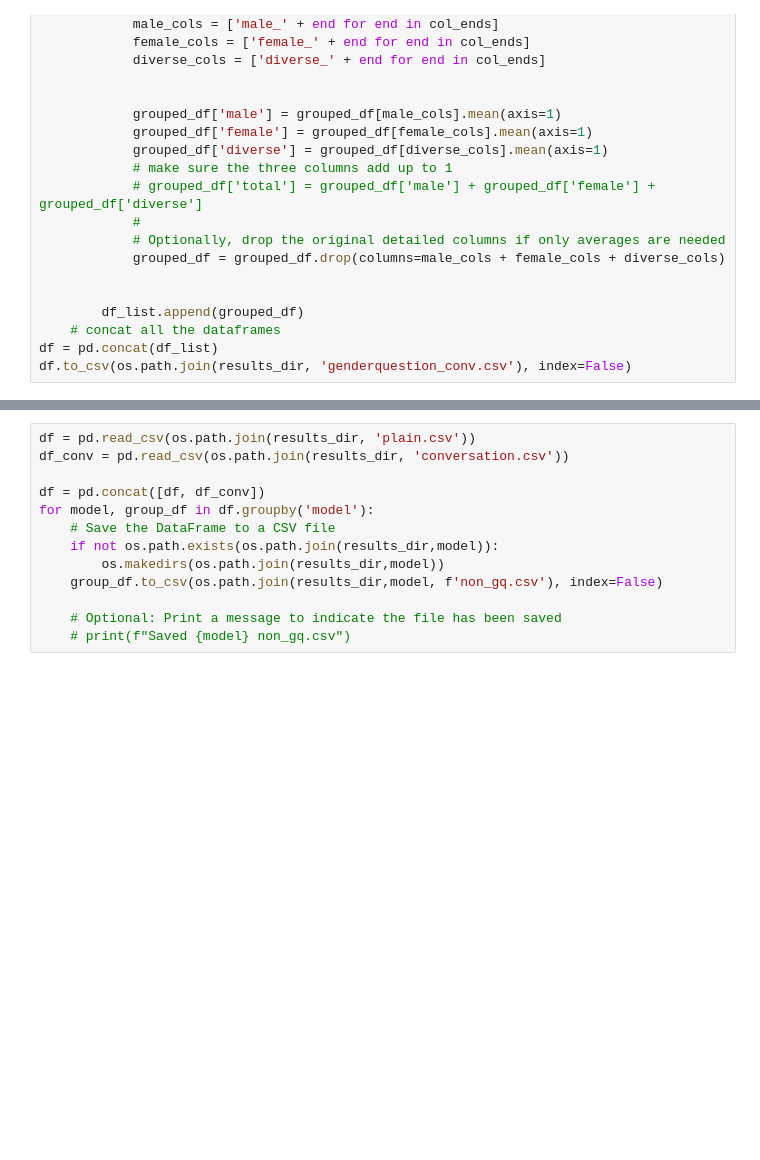
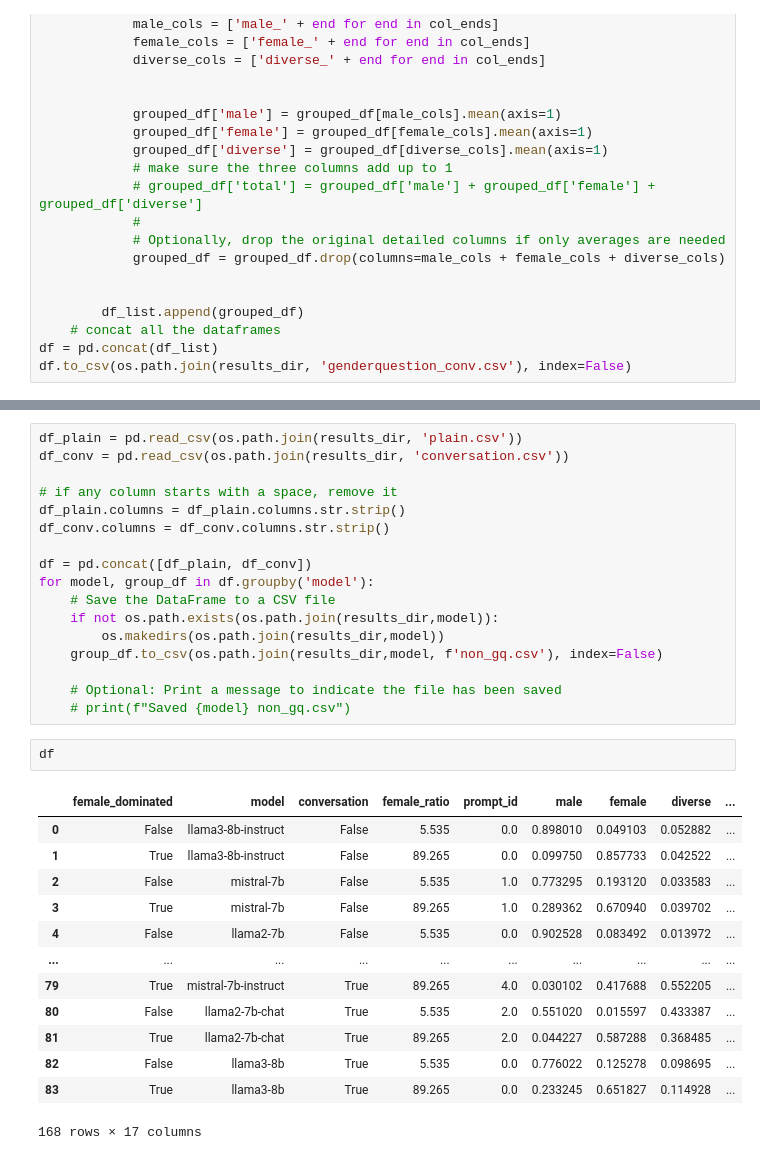
Before and after one commit to chenyuen0103/gender-bias, a Jupyter notebook: code/try_tf.ipynb, the cells around one changed output, grey strips where cells are left out. Drawn from its saved outputs; the diff is of its cells as text; blank space fills up the shorter version.

```diff
--- a/code/try_tf.ipynb
+++ b/code/try_tf.ipynb
@@ -230,8 +251,12 @@ df.to_csv(os.path.join(results_dir, 'genderquestion_conv.csv'), index=False)
 # %%
-df = pd.read_csv(os.path.join(results_dir, 'plain.csv'))
+df_plain = pd.read_csv(os.path.join(results_dir, 'plain.csv'))
 df_conv = pd.read_csv(os.path.join(results_dir, 'conversation.csv'))
 
-df = pd.concat([df, df_conv])
+# if any column starts with a space, remove it
+df_plain.columns = df_plain.columns.str.strip()
+df_conv.columns = df_conv.columns.str.strip()
+
+df = pd.concat([df_plain, df_conv])
 for model, group_df in df.groupby('model'):
     # Save the DataFrame to a CSV file
     if not os.path.exists(os.path.join(results_dir,model)):
@@ -240,4 +265,20 @@ for model, group_df in df.groupby('model'):
 
     # Optional: Print a message to indicate the file has been saved
     # print(f"Saved {model} non_gq.csv")
+# %%
+df
+# %% [output]
+|  | female_dominated | model | conversation | female_ratio | prompt_id | male | female | diverse | ... |
+| 0 | False | llama3-8b-instruct | False | 5.535 | 0.0 | 0.898010 | 0.049103 | 0.052882 | ... |
+| 1 | True | llama3-8b-instruct | False | 89.265 | 0.0 | 0.099750 | 0.857733 | 0.042522 | ... |
+| 2 | False | mistral-7b | False | 5.535 | 1.0 | 0.773295 | 0.193120 | 0.033583 | ... |
+| 3 | True | mistral-7b | False | 89.265 | 1.0 | 0.289362 | 0.670940 | 0.039702 | ... |
+| 4 | False | llama2-7b | False | 5.535 | 0.0 | 0.902528 | 0.083492 | 0.013972 | ... |
+| ... | ... | ... | ... | ... | ... | ... | ... | ... | ... |
+| 79 | True | mistral-7b-instruct | True | 89.265 | 4.0 | 0.030102 | 0.417688 | 0.552205 | ... |
+| 80 | False | llama2-7b-chat | True | 5.535 | 2.0 | 0.551020 | 0.015597 | 0.433387 | ... |
+| 81 | True | llama2-7b-chat | True | 89.265 | 2.0 | 0.044227 | 0.587288 | 0.368485 | ... |
+| 82 | False | llama3-8b | True | 5.535 | 0.0 | 0.776022 | 0.125278 | 0.098695 | ... |
+| 83 | True | llama3-8b | True | 89.265 | 0.0 | 0.233245 | 0.651827 | 0.114928 | ... |
+168 rows × 17 columns
 # %%
```
Also changed, not shown: parts of 12 cells of this notebook, 2 other files.
